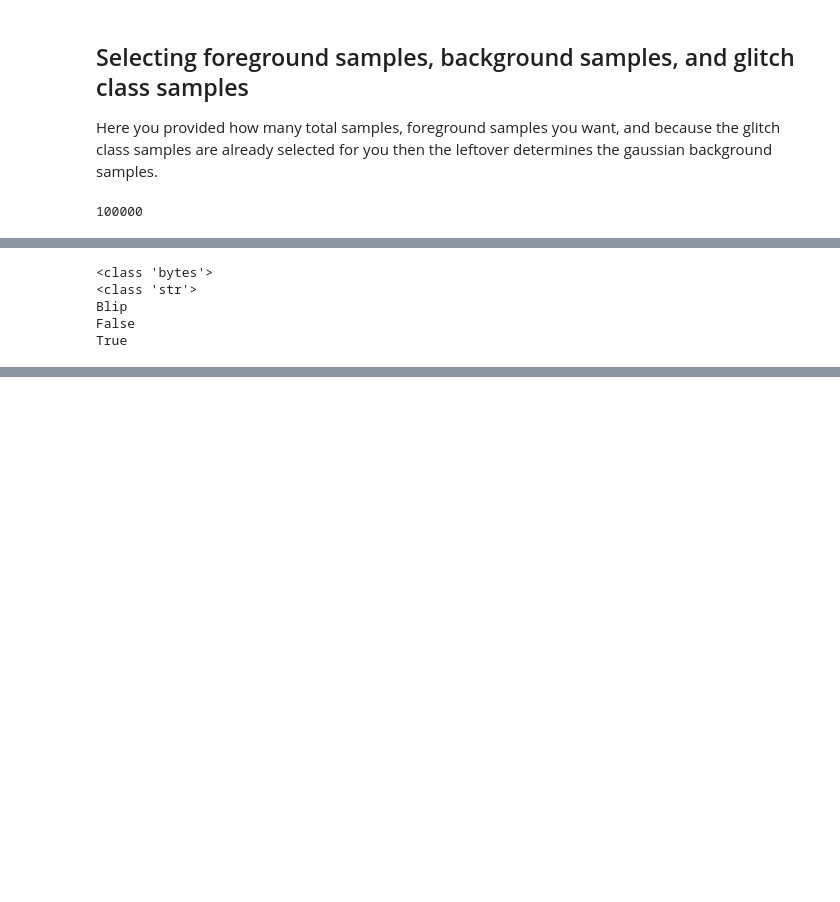
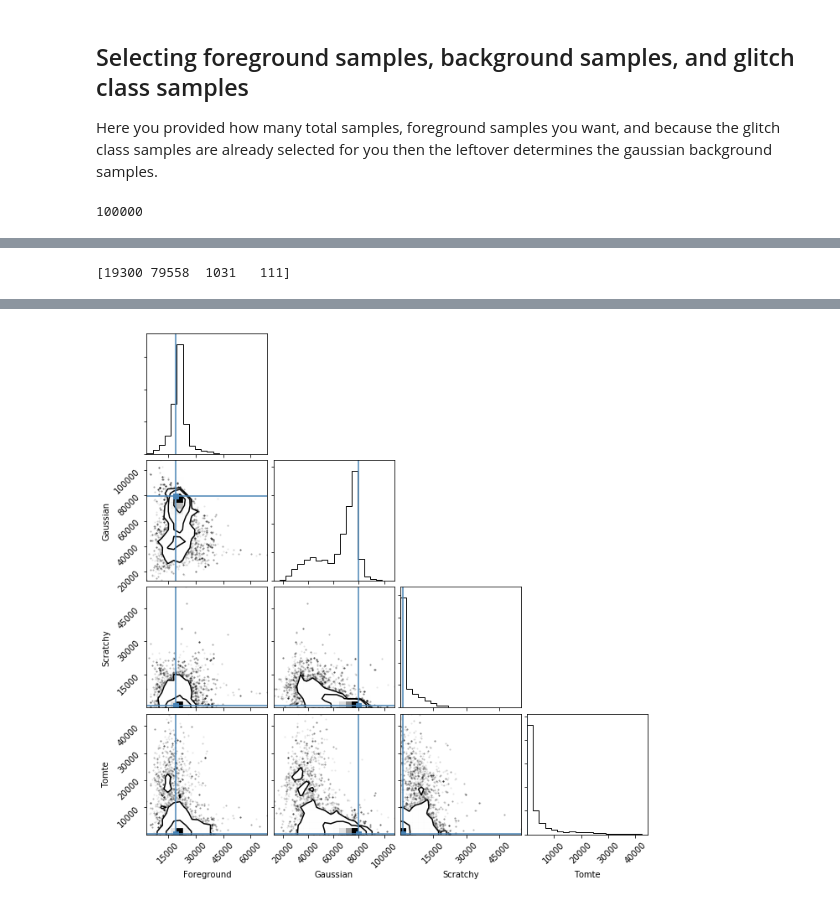
Before and after one commit to eachase/gw_rates, a Jupyter notebook: FGMC_testing.ipynb, the cells around one changed output, grey strips where cells are left out. Saved outputs shown, nothing was run; the diff lists cells and outputs as text; code cells hidden in the pictures; blank space fills up the shorter version.

```diff
--- a/FGMC_testing.ipynb
+++ b/FGMC_testing.ipynb
@@ -257,17 +258,0 @@ collection.plot_hist()
-# %%
-label = b'Blip'
-print(type(label))
-print(type(label.decode("utf-8")))
-
-label_str = label.decode("utf-8")
-
-print(str(label, 'utf-8'))
-
-print(isinstance(label, str))
-print(isinstance(label_str, str))
-# %% [output]
-<class 'bytes'>
-<class 'str'>
-Blip
-False
-True
@@ -275,0 +259,23 @@ True
+# %%
+# Set array of true counts for each category
+counts_true = []
+for key in collection.samples.keys():
+    counts_true.append(len(collection.samples[key]))
+counts_true = np.asarray(counts_true)
+print(counts_true)
+# %% [output]
+[19300 79558  1031   111]
+# %%
+ndim = len(collection.samples)
+nwalkers=100
+
+pos_init = [1000 * np.random.rand(ndim) for i in np.arange(nwalkers)]
+
+sampler = emcee.EnsembleSampler(nwalkers, ndim, collection.lnprob)
+sampler.run_mcmc(pos_init, 200)
+post_samples = sampler.chain[:, 50:, :].reshape((-1, ndim))
+# %%
+fig = corner.corner(post_samples,
+                    labels=["Foreground", "Gaussian", "Scratchy", "Tomte"],
+                    truths=counts_true)
+# %% [output]
@@ -275,0 +287 @@ True
+[figure, added]
```
Also changed, not shown: parts of 6 cells of this notebook, 1 other file.
